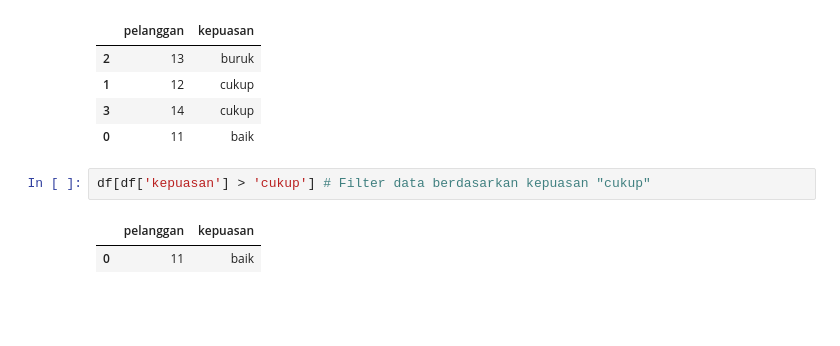
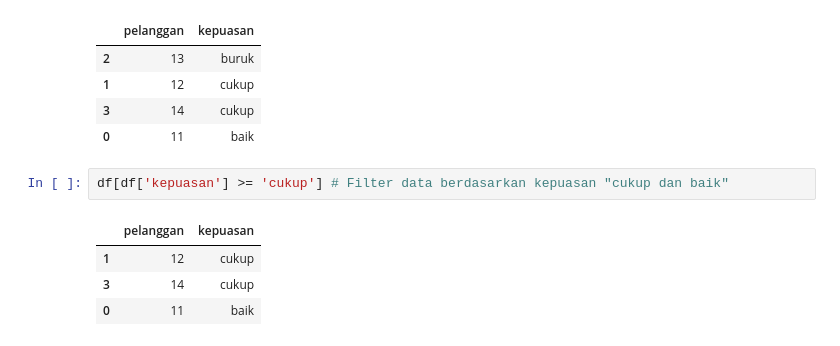
Before and after one commit to yap23/belajar_python, a Jupyter notebook: Belajar Pandas.ipynb, the cells around one changed output. Drawn from its saved outputs; the diff is of its cells as text; blank space fills up the shorter version.

```diff
--- a/Belajar Pandas.ipynb
+++ b/Belajar Pandas.ipynb
@@ -1531,7 +1531,9 @@ df
 | 3 | 14 | cukup |
 | 0 | 11 | baik |
 # %%
-df[df['kepuasan'] > 'cukup'] # Filter data berdasarkan kepuasan "cukup"
+df[df['kepuasan'] >= 'cukup'] # Filter data berdasarkan kepuasan "cukup dan baik"
 # %% [output]
 |  | pelanggan | kepuasan |
+| 1 | 12 | cukup |
+| 3 | 14 | cukup |
 | 0 | 11 | baik |
```
Also changed, not shown: parts of 6 cells of this notebook.
